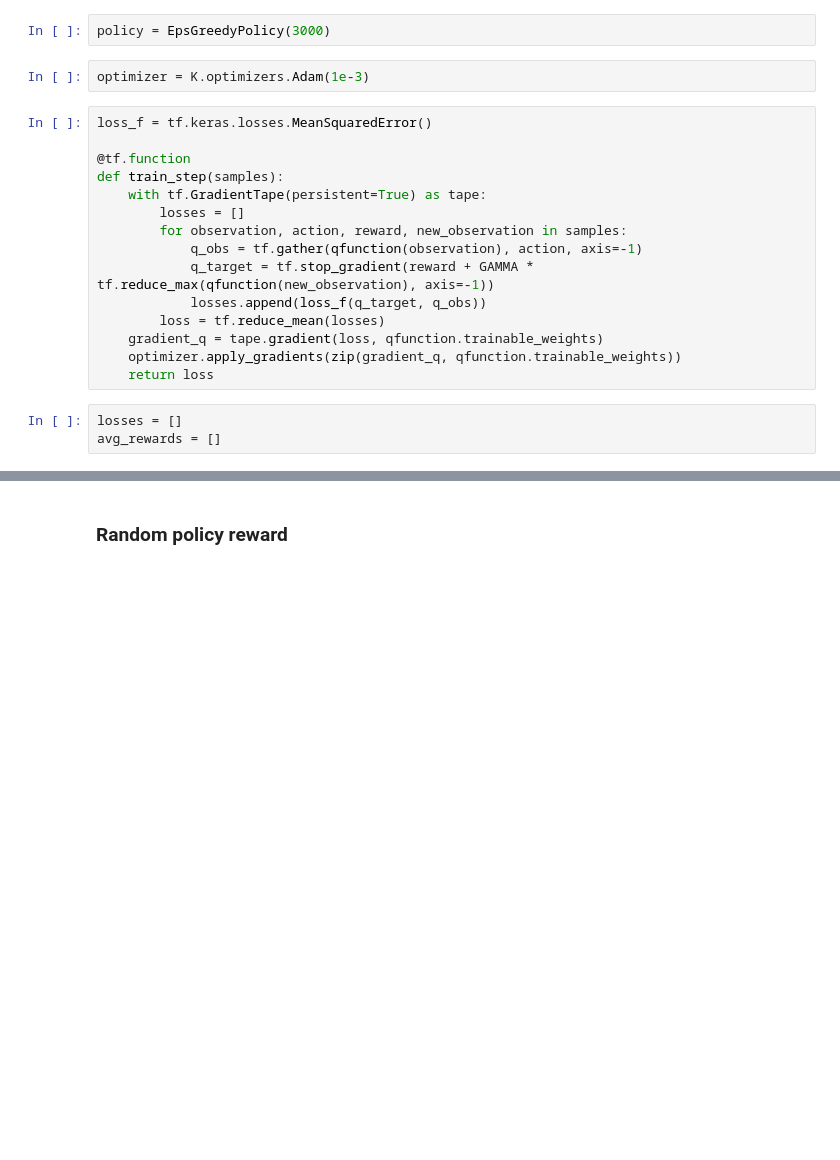
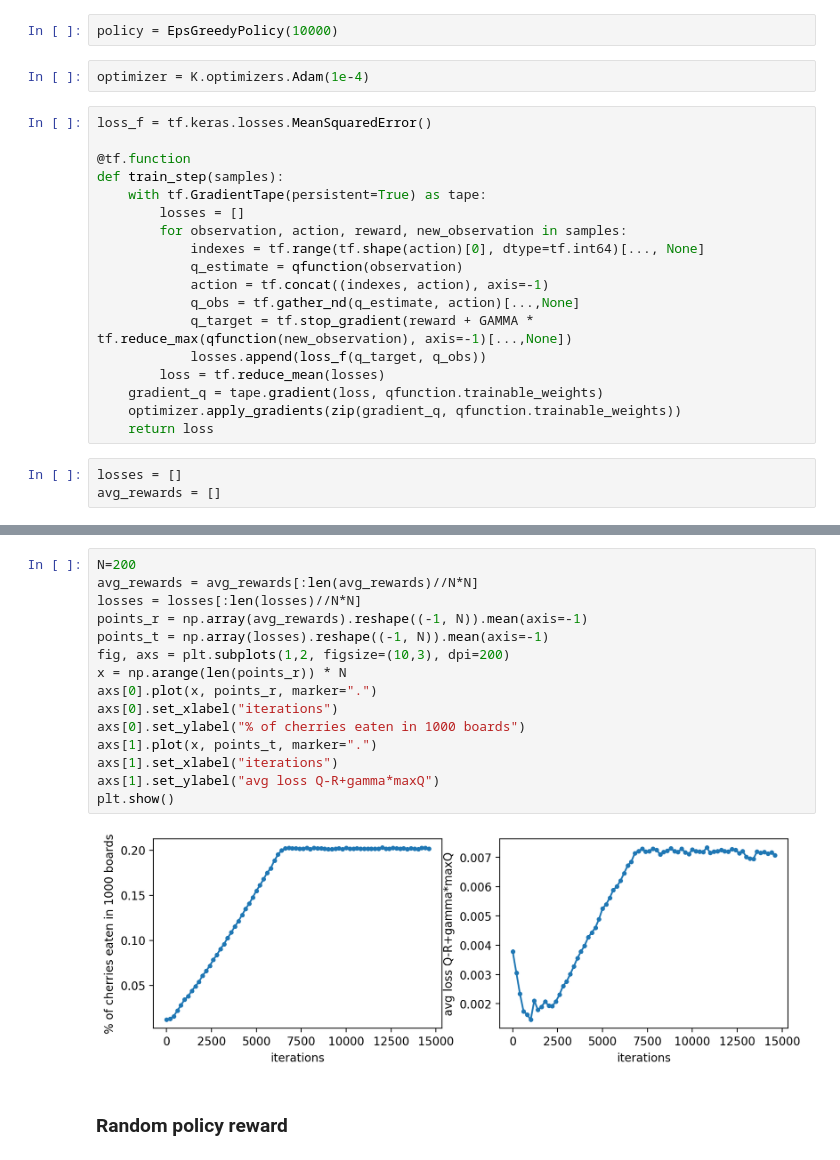
Before and after one commit to AlbertoSinigaglia/snake-reinforcement-learning, a Jupyter notebook: q_learning_learns_walls/main.ipynb, the cells around one changed output, grey strips where cells are left out. Cells and saved outputs as stored; diff of their text form; blank space fills up the shorter version.

```diff
--- a/q_learning_learns_walls/main.ipynb
+++ b/q_learning_learns_walls/main.ipynb
@@ -86,9 +86,9 @@ qfunction, avg_rewards = load_models(env_, folder_name=MODELS_PREFIX if LOAD_FRO
 # %% [markdown]
 ## Training
 # %%
-policy = EpsGreedyPolicy(3000)
+policy = EpsGreedyPolicy(10000)
 # %%
-optimizer = K.optimizers.Adam(1e-3)
+optimizer = K.optimizers.Adam(1e-4)
 # %%
 loss_f = tf.keras.losses.MeanSquaredError()
 
@@ -97,8 +97,11 @@ def train_step(samples):
     with tf.GradientTape(persistent=True) as tape:
         losses = []
         for observation, action, reward, new_observation in samples:
-            q_obs = tf.gather(qfunction(observation), action, axis=-1)
-            q_target = tf.stop_gradient(reward + GAMMA * tf.reduce_max(qfunction(new_observation), axis=-1))
+            indexes = tf.range(tf.shape(action)[0], dtype=tf.int64)[..., None]
+            q_estimate = qfunction(observation)
+            action = tf.concat((indexes, action), axis=-1)
+            q_obs = tf.gather_nd(q_estimate, action)[...,None]
+            q_target = tf.stop_gradient(reward + GAMMA * tf.reduce_max(qfunction(new_observation), axis=-1)[...,None])
             losses.append(loss_f(q_target, q_obs))
         loss = tf.reduce_mean(losses)
     gradient_q = tape.gradient(loss, qfunction.trainable_weights)
@@ -147,3 +149,20 @@ KeyboardInterrupt:
+# %%
+N=200
+avg_rewards = avg_rewards[:len(avg_rewards)//N*N]
+losses = losses[:len(losses)//N*N]
+points_r = np.array(avg_rewards).reshape((-1, N)).mean(axis=-1)
+points_t = np.array(losses).reshape((-1, N)).mean(axis=-1)
+fig, axs = plt.subplots(1,2, figsize=(10,3), dpi=200)
+x = np.arange(len(points_r)) * N
+axs[0].plot(x, points_r, marker=".")
+axs[0].set_xlabel("iterations")
+axs[0].set_ylabel("% of cherries eaten in 1000 boards")
+axs[1].plot(x, points_t, marker=".")
+axs[1].set_xlabel("iterations")
+axs[1].set_ylabel("avg loss Q-R+gamma*maxQ")
+plt.show()
+# %% [output]
+[figure, added]
 # %% [markdown]
  ### Random policy reward
 # %%
```
Also changed, not shown: parts of 2 cells of this notebook, 23 other files.
